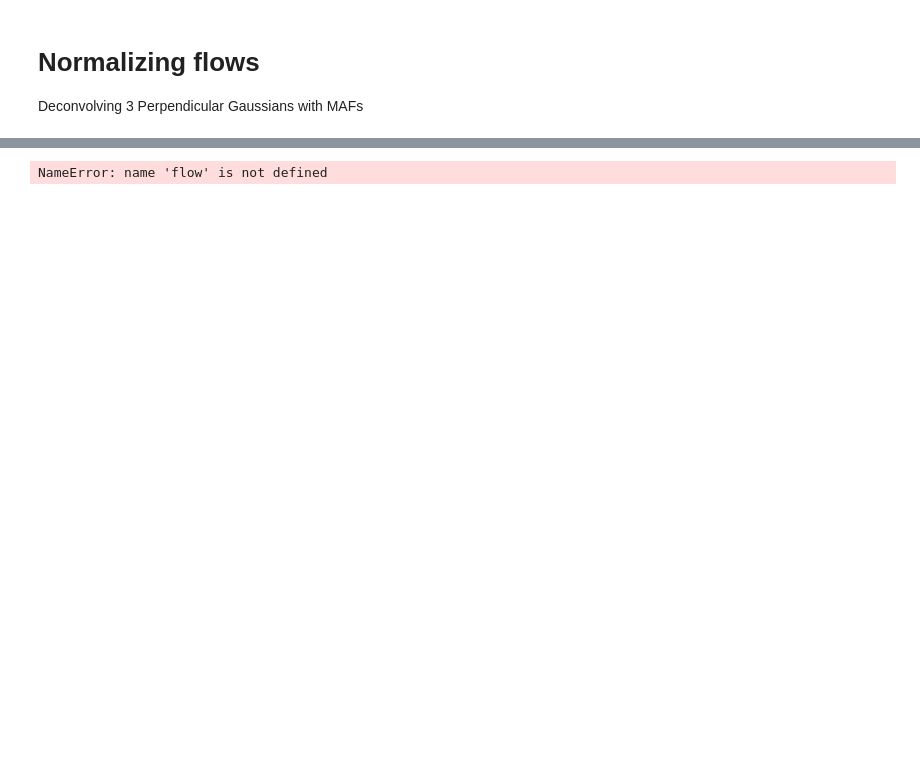
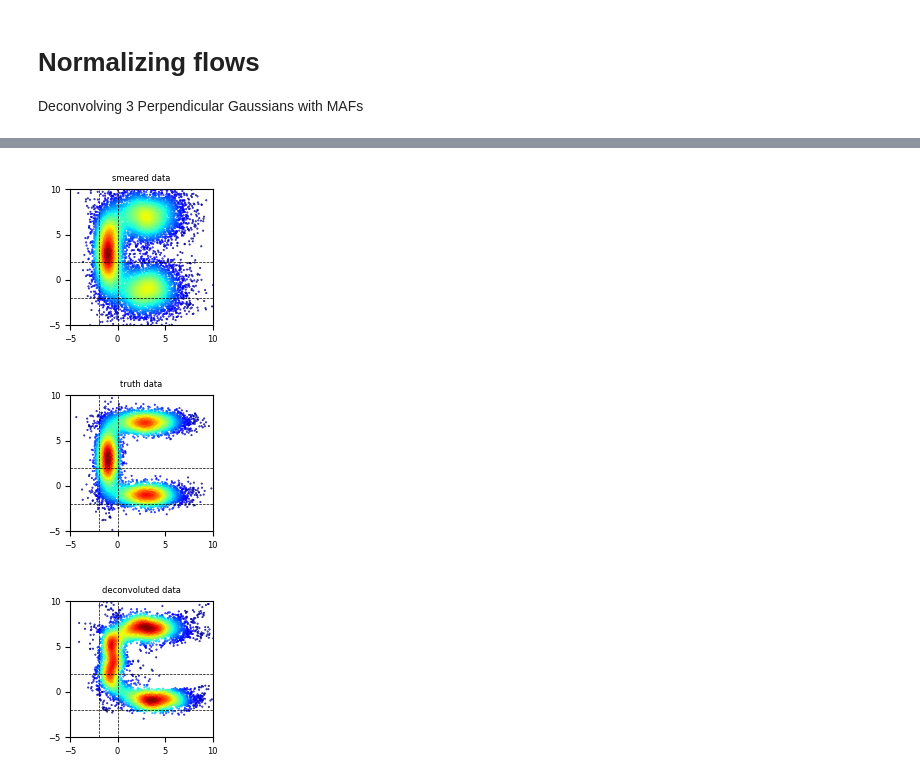
Before and after one commit to dfaroughy/Deconvolution, a Jupyter notebook: experiments/Toys/gaussians.ipynb, the cells around one changed output, grey strips where cells are left out. Cells and saved outputs as stored; diff of their text form; code cells hidden in the pictures; blank space fills up the shorter version.

```diff
--- a/experiments/Toys/gaussians.ipynb
+++ b/experiments/Toys/gaussians.ipynb
@@ -92,15 +96,18 @@ start training...
 # %%
 from deconvolution.pipelines.SamplingPipeline import NormFlowPipeline
 from deconvolution.datamodules.toys.dataprocess import PostProcessGaussData
 
 pipeline = NormFlowPipeline(trained_model=flow,
-                            best_epoch_model=True)
+                            best_epoch_model=True,
+                            postprocessor=PostProcessGaussData)
 
 
 pipeline.generate_samples(num=12000)
 
-plot_gaussians(gaussians.target, title='smeared data', num_points=12000, xlim=(-5,5), ylim=(-5,5))
-plot_gaussians(gaussians.truth, title='truth data', num_points=12000, xlim=(-5,5), ylim=(-5,5))
-plot_gaussians(pipeline.target, title='deconvoluted data', num_points=12000, xlim=(-5,5), ylim=(-5,5))
+plot_gaussians(gaussians.target, title='smeared data', num_points=12000, xlim=(-5,10), ylim=(-5,10))
+plot_gaussians(gaussians.truth, title='truth data', num_points=12000, xlim=(-5,10), ylim=(-5,10))
+plot_gaussians(pipeline.target, title='deconvoluted data', num_points=12000, xlim=(-5,10), ylim=(-5,10))
 # %% [output]
-NameError: name 'flow' is not defined
+[figure, added]
+[figure, added]
+[figure, added]
```
Also changed, not shown: parts of 5 cells of this notebook, 6 other files.
